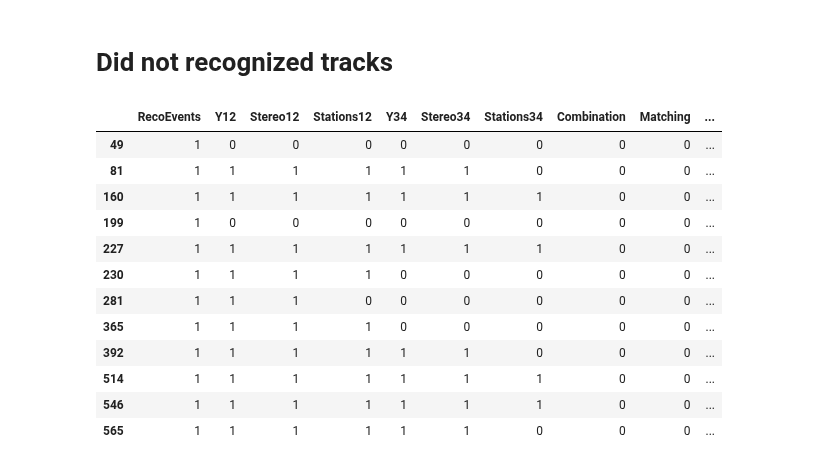
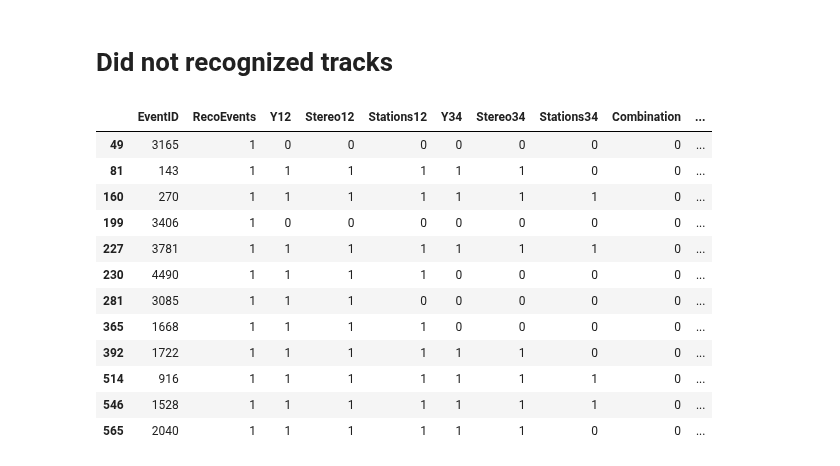
Before and after one commit to yandexdataschool/ship_tracks_recognition, a Jupyter notebook: notebooks/RetinaTwoAndNewCombination.ipynb, the cells around one changed output. Saved outputs shown, nothing was run; the diff lists cells and outputs as text; code cells hidden in the pictures.

```diff
--- a/notebooks/RetinaTwoAndNewCombination.ipynb
+++ b/notebooks/RetinaTwoAndNewCombination.ipynb
@@ -314,7 +314,7 @@ combinations_true = pandas.DataFrame(columns=['EventID', 'IsTrueCombination', 'P
 
 combinations_quality = pandas.DataFrame(columns=['EventID', 'RecoEff', 'GhostRate', 'CloneRate', 'NCombined'])
 
-pass_stages = pandas.DataFrame(columns=['RecoEvents', 'Y12', 'Stereo12', 'Stations12',
+pass_stages = pandas.DataFrame(columns=['EventID', 'RecoEvents', 'Y12', 'Stereo12', 'Stations12',
                                         'Y34', 'Stereo34', 'Stations34', 'Combination', 'Matching'])
 
 for event_id in tracks.keys():
@@ -434,13 +434,14 @@ for event_id in tracks.keys():
 
 
     # Overall quality
-    pass_stages.loc[len(pass_stages)] = numpy.array([1,
-                                                     (trm12.recognition_efficiency_y_ == 1)*1,
-                                                     (trm12.recognition_efficiency_stereo_ >= 0.5)*1,
-                                                     (trm12.recognition_efficiency_ == 1)*1,
-                                                     (trm34.recognition_efficiency_y_ == 1)*1,
-                                                     (trm34.recognition_efficiency_stereo_ >= 0.5)*1,
-                                                     (trm34.recognition_efficiency_ == 1)*1,
-                                                     (cq.n_combined_ >= 2)*1,
-                                                     (cq.reco_eff_ == 1)*1]).cumprod()
+    line = numpy.array([1,
+                         (trm12.recognition_efficiency_y_ == 1)*1,
+                         (trm12.recognition_efficiency_stereo_ >= 0.5)*1,
+                         (trm12.recognition_efficiency_ == 1)*1,
+                         (trm34.recognition_efficiency_y_ == 1)*1,
+                         (trm34.recognition_efficiency_stereo_ >= 0.5)*1,
+                         (trm34.recognition_efficiency_ == 1)*1,
+                         (cq.n_combined_ >= 2)*1,
+                         (cq.reco_eff_ == 1)*1]).cumprod()
+    pass_stages.loc[len(pass_stages)] = numpy.concatenate(([event_id], line), axis=0)
 # %% [output]
@@ -755,22 +756,21 @@ print numpy.abs(p_err[numpy.isfinite(p_err)]).mean() * 100
 # %% [markdown]
 # Did not recognized tracks
 # %%
-pass_stages['EventID'] = tracks.keys()
 pass_stages[pass_stages.Matching.values == 0]
 # %% [output]
-|  | RecoEvents | Y12 | Stereo12 | Stations12 | Y34 | Stereo34 | Stations34 | Combination | Matching | ... |
-| 49 | 1 | 0 | 0 | 0 | 0 | 0 | 0 | 0 | 0 | ... |
-| 81 | 1 | 1 | 1 | 1 | 1 | 1 | 0 | 0 | 0 | ... |
-| 160 | 1 | 1 | 1 | 1 | 1 | 1 | 1 | 0 | 0 | ... |
-| 199 | 1 | 0 | 0 | 0 | 0 | 0 | 0 | 0 | 0 | ... |
-| 227 | 1 | 1 | 1 | 1 | 1 | 1 | 1 | 0 | 0 | ... |
-| 230 | 1 | 1 | 1 | 1 | 0 | 0 | 0 | 0 | 0 | ... |
-| 281 | 1 | 1 | 1 | 0 | 0 | 0 | 0 | 0 | 0 | ... |
-| 365 | 1 | 1 | 1 | 1 | 0 | 0 | 0 | 0 | 0 | ... |
-| 392 | 1 | 1 | 1 | 1 | 1 | 1 | 0 | 0 | 0 | ... |
-| 514 | 1 | 1 | 1 | 1 | 1 | 1 | 1 | 0 | 0 | ... |
-| 546 | 1 | 1 | 1 | 1 | 1 | 1 | 1 | 0 | 0 | ... |
-| 565 | 1 | 1 | 1 | 1 | 1 | 1 | 0 | 0 | 0 | ... |
+|  | EventID | RecoEvents | Y12 | Stereo12 | Stations12 | Y34 | Stereo34 | Stations34 | Combination | ... |
+| 49 | 3165 | 1 | 0 | 0 | 0 | 0 | 0 | 0 | 0 | ... |
+| 81 | 143 | 1 | 1 | 1 | 1 | 1 | 1 | 0 | 0 | ... |
+| 160 | 270 | 1 | 1 | 1 | 1 | 1 | 1 | 1 | 0 | ... |
+| 199 | 3406 | 1 | 0 | 0 | 0 | 0 | 0 | 0 | 0 | ... |
+| 227 | 3781 | 1 | 1 | 1 | 1 | 1 | 1 | 1 | 0 | ... |
+| 230 | 4490 | 1 | 1 | 1 | 1 | 0 | 0 | 0 | 0 | ... |
+| 281 | 3085 | 1 | 1 | 1 | 0 | 0 | 0 | 0 | 0 | ... |
+| 365 | 1668 | 1 | 1 | 1 | 1 | 0 | 0 | 0 | 0 | ... |
+| 392 | 1722 | 1 | 1 | 1 | 1 | 1 | 1 | 0 | 0 | ... |
+| 514 | 916 | 1 | 1 | 1 | 1 | 1 | 1 | 1 | 0 | ... |
+| 546 | 1528 | 1 | 1 | 1 | 1 | 1 | 1 | 1 | 0 | ... |
+| 565 | 2040 | 1 | 1 | 1 | 1 | 1 | 1 | 0 | 0 | ... |
 # %%
 bad_events = pass_stages[pass_stages.Matching.values == 0]['EventID'].values
 # %%
```
Also changed, not shown: parts of 6 cells of this notebook.
